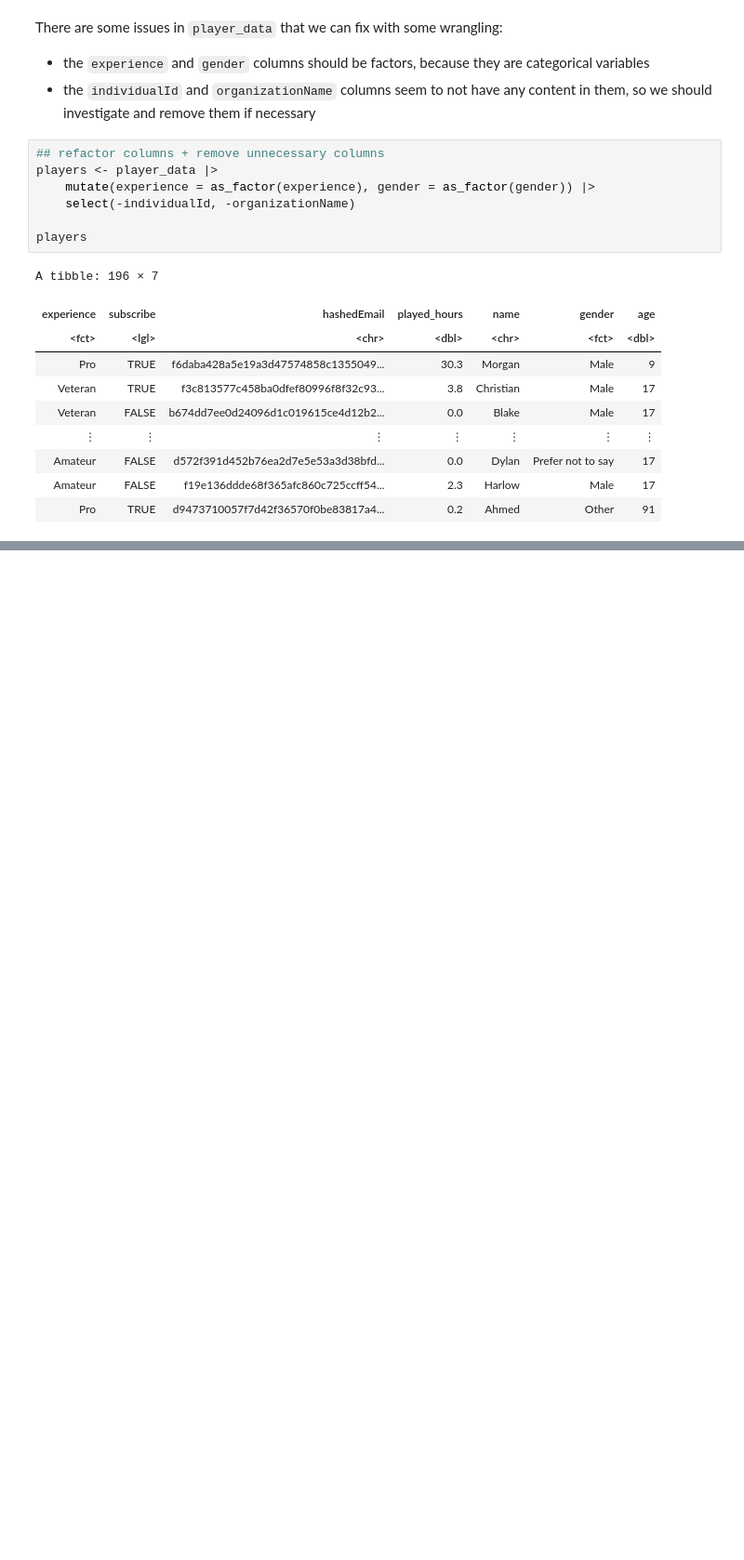
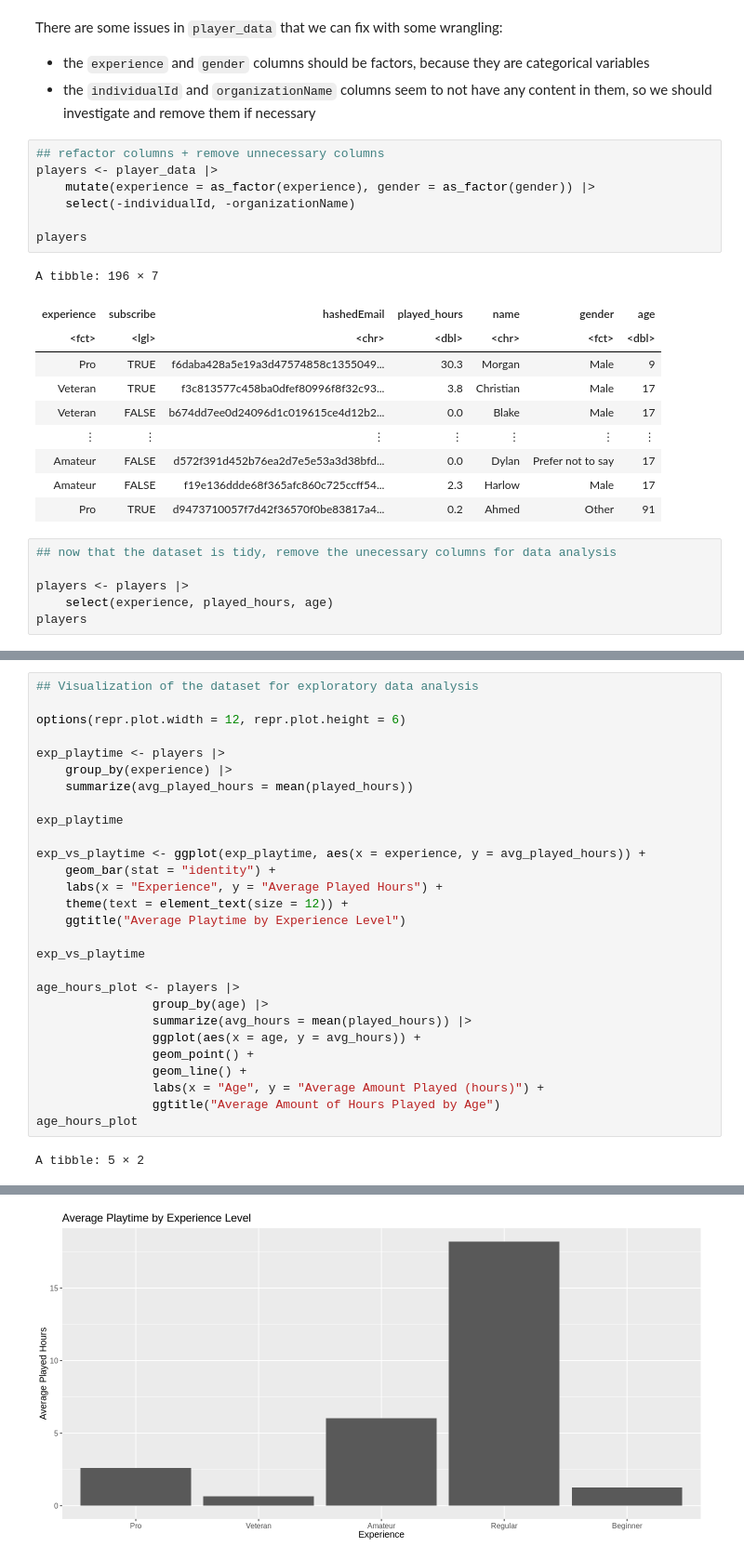
Before and after one commit to Jayden-Yee/Group-Project-Final, a Jupyter notebook: Final group project.ipynb, the cells around one changed output, grey strips where cells are left out. Shown at 93% size. Saved outputs shown, nothing was run; the diff lists cells and outputs as text; blank space fills up the shorter version.

Commit message:
Performed Regression, Added Exploratory Visualization, Did the discussion

```diff
--- a/Final group project.ipynb
+++ b/Final group project.ipynb
@@ -112,3 +130,9 @@ A tibble: 196 × 7
 | Amateur | FALSE | d572f391d452b76ea2d7e5e53a3d38bfd... | 0.0 | Dylan | Prefer not to say | 17 |
 | Amateur | FALSE | f19e136ddde68f365afc860c725ccff54... | 2.3 | Harlow | Male | 17 |
 | Pro | TRUE | d9473710057f7d42f36570f0be83817a4... | 0.2 | Ahmed | Other | 91 |
+# %%
+## now that the dataset is tidy, remove the unecessary columns for data analysis
+
+players <- players |>
+    select(experience, played_hours, age)
+players
@@ -114,0 +164,30 @@ A tibble: 196 × 7
+# %%
+## Visualization of the dataset for exploratory data analysis
+
+options(repr.plot.width = 12, repr.plot.height = 6)
+
+exp_playtime <- players |>
+    group_by(experience) |>
+    summarize(avg_played_hours = mean(played_hours))
+
+exp_playtime
+
+exp_vs_playtime <- ggplot(exp_playtime, aes(x = experience, y = avg_played_hours)) +
+    geom_bar(stat = "identity") +
+    labs(x = "Experience", y = "Average Played Hours") +
+    theme(text = element_text(size = 12)) +
+    ggtitle("Average Playtime by Experience Level")
+
+exp_vs_playtime
+
+age_hours_plot <- players |>
+                group_by(age) |>
+                summarize(avg_hours = mean(played_hours)) |>
+                ggplot(aes(x = age, y = avg_hours)) +
+                geom_point() +
+                geom_line() +
+                labs(x = "Age", y = "Average Amount Played (hours)") +
+                ggtitle("Average Amount of Hours Played by Age")
+age_hours_plot
+# %% [output]
+A tibble: 5 × 2
@@ -114,0 +201 @@ A tibble: 196 × 7
+[figure, added]
```
Also changed, not shown: parts of 9 cells of this notebook.
